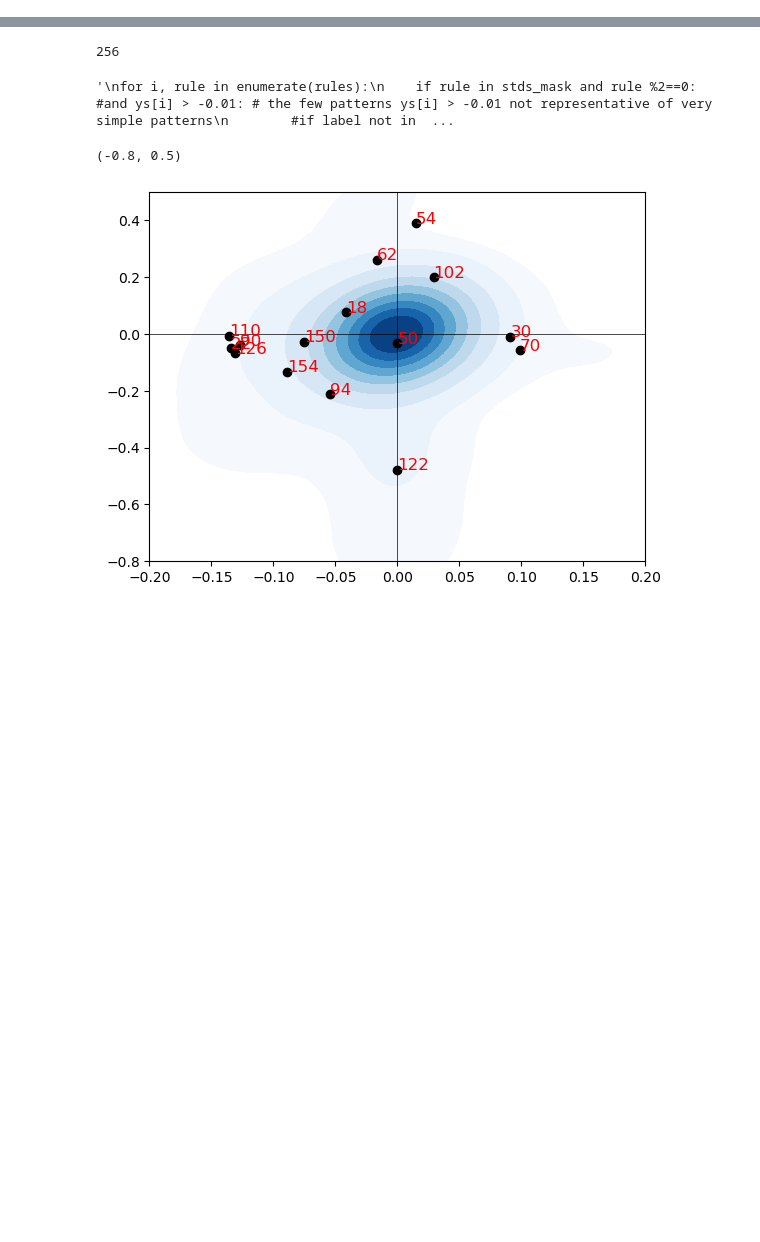
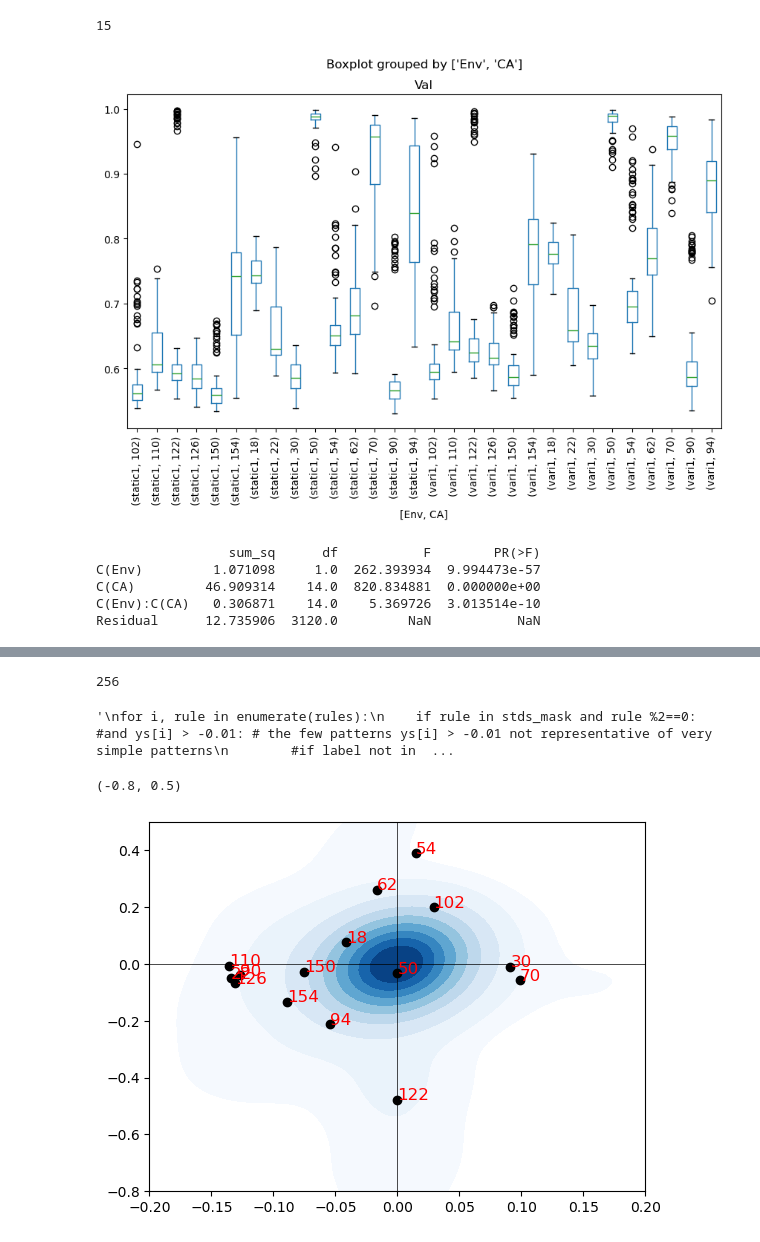
Before and after one commit to Cpetak/CA_GRN2, a Jupyter notebook: variable_maxave.ipynb, the cells around one changed output, grey strips where cells are left out. Drawn from its saved outputs; the diff is of its cells as text; code cells hidden in the pictures; blank space fills up the shorter version.

```diff
--- a/variable_maxave.ipynb
+++ b/variable_maxave.ipynb
@@ -11,0 +18,70 @@ from scipy import stats
+# %%
+root1="~/scratch/non_detailed_save/extra_inputs/"
+root2="~/scratch/non_detailed_save/"
+root3="~/scratch/detailed_save/"
+season_len = 300
+seed_intss = [[69904,149796],[4147842,1238860],[1677032,1410667],[2607162,1754028],[286634,159689],[2961036,153075],[3430997,2634107]]
+metric = "avefits"
+num_reps = 15
+
+avexs = []
+aveys = []
+rules = [22, 126, 154, 18, 122, 70,54,94,30,50,62,110,90,150,102]
+
+print(len(rules))
+
+
+data = []
+ave_pss=[]
+for idx, seed_ints in enumerate(seed_intss):
+    for rule in rules:
+        if idx == 0:
+            root=root3
+        elif idx == 1:
+            root=root2
+        else:
+            root=root1
+        vari_maxs, env1_maxs, env2_maxs=helper.get_fits([rule,rule], seed_ints, metric, root, season_len, num_reps, id_start = 0)
+        vari_maxs=[v[:9600] for v in vari_maxs]
+        env1_maxs=[v[:9600] for v in env1_maxs]
+        env2_maxs=[v[:9600] for v in env2_maxs]
+        if metric == "geno_stds":
+            vari_maxs=[v[9000:] for v in vari_maxs]
+            env1_maxs=[v[9000:] for v in env1_maxs]
+            env2_maxs=[v[9000:] for v in env2_maxs]
+        d,c,ps,lists = helper.scatter_value(vari_maxs, env1_maxs, env2_maxs, season_len=300)
+        for i in range(num_reps): #list1, list2, static1, static2
+            data.append({'CA': str(rule), 'Seed': str(seed_ints), 'Env': "vari1", 'Val': lists[0][i]})
+            data.append({'CA': str(rule), 'Seed': str(seed_ints), 'Env': "vari2", 'Val': lists[1][i]})
+            data.append({'CA': str(rule), 'Seed': str(seed_ints), 'Env': "static1", 'Val': lists[2][i]})
+            data.append({'CA': str(rule), 'Seed': str(seed_ints), 'Env': "static2", 'Val': lists[3][i]})
+
+        ave_pss.append(ps)
+        avexs.append(d[0])
+        aveys.append(d[1])
+df = pd.DataFrame(data)
+# %% [output]
+15
+# %%
+temp_df = df[(df["Env"]=="static1") | (df["Env"]=="vari1")]
+fig, ax = plt.subplots(figsize=(10, 6))
+temp_df.boxplot(column='Val', by=['Env','CA'], ax=ax, grid=False)
+plt.xticks(rotation=90)
+plt.show()
+# %% [output]
+[figure, added]
+# %%
+formula = 'Val ~ C(Env) + C(CA) + C(Env):C(CA)'
+
+# Fit the model
+model = ols(formula, temp_df).fit()
+
+# Perform ANOVA
+anova_table = sm.stats.anova_lm(model, typ=2)
+print(anova_table)
+# %% [output]
+                 sum_sq      df           F        PR(>F)
+C(Env)         1.071098     1.0  262.393934  9.994473e-57
+C(CA)         46.909314    14.0  820.834881  0.000000e+00
+C(Env):C(CA)   0.306871    14.0    5.369726  3.013514e-10
+Residual      12.735906  3120.0         NaN           NaN
```
Also changed, not shown: parts of 18 cells of this notebook, 10 other files.
